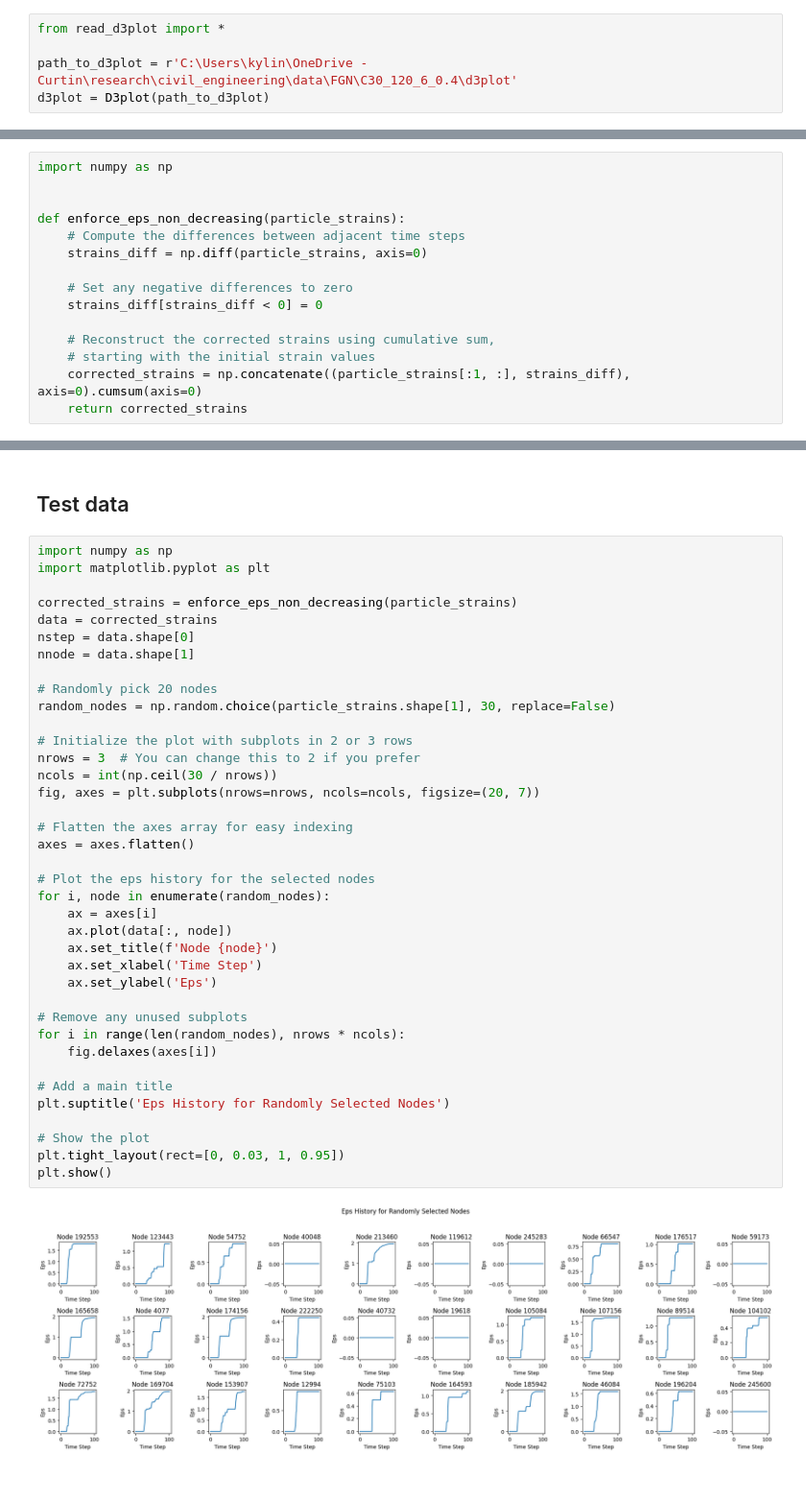
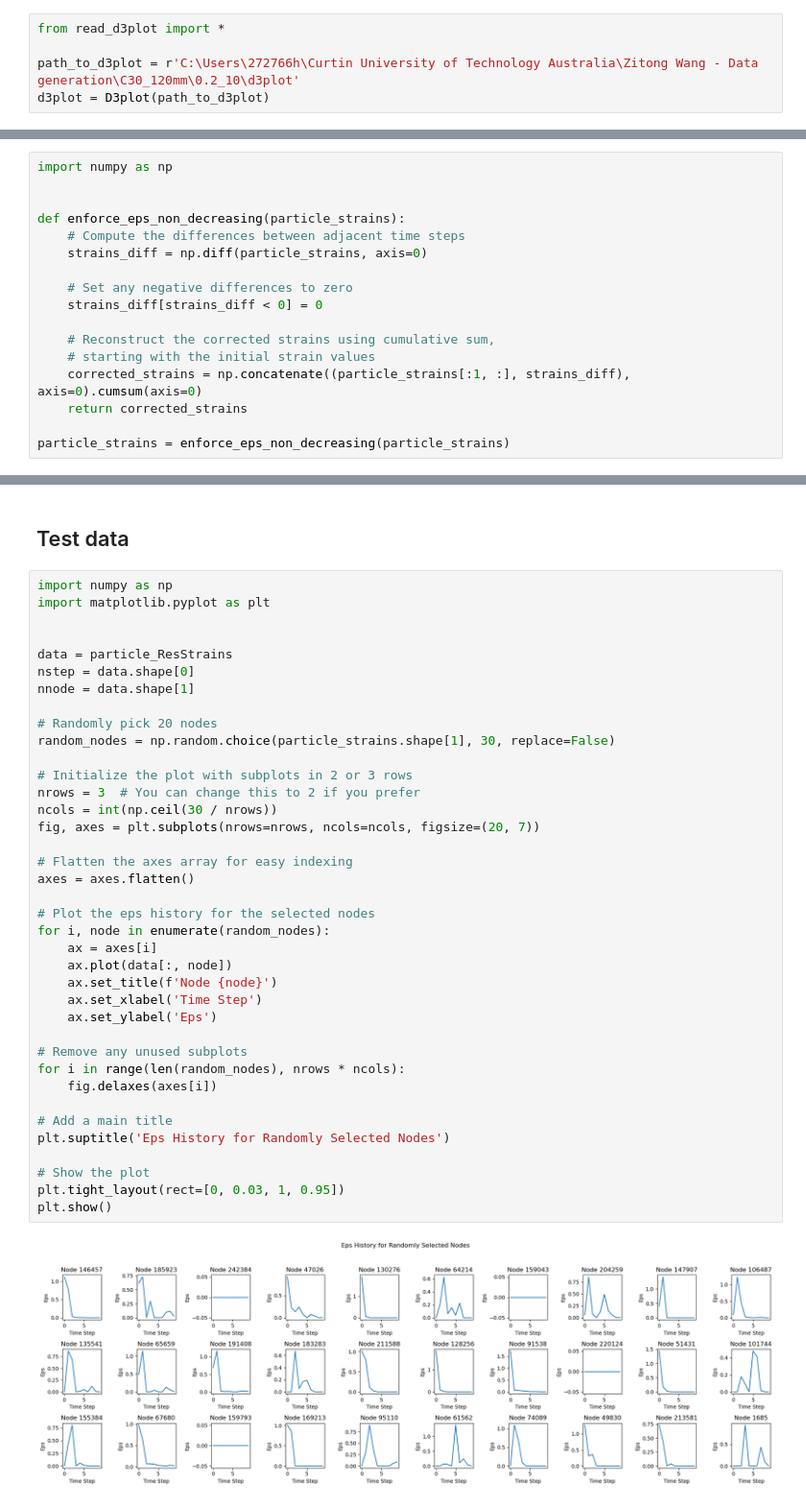
Before and after one commit to qilinli/gns-fragment, a Jupyter notebook: lsdyna/lasso_python.ipynb, the cells around one changed output, grey strips where cells are left out. Shown at 96% size. Saved outputs shown, nothing was run; the diff lists cells and outputs as text.

Commit message:
Implement FGN timestep and ResStrain in data reading

```diff
--- a/lsdyna/lasso_python.ipynb
+++ b/lsdyna/lasso_python.ipynb
@@ -3,7 +3,7 @@
 # %%
 from read_d3plot import *
 
-path_to_d3plot = r'C:\Users\kylin\OneDrive - Curtin\research\civil_engineering\data\FGN\C30_120_6_0.4\d3plot'
+path_to_d3plot = r'C:\Users\272766h\Curtin University of Technology Australia\Zitong Wang - Data generation\C30_120mm\0.2_10\d3plot'
 d3plot = D3plot(path_to_d3plot)
 # %%
 def extract_trajectory_type_strain(d3plot):
@@ -80,3 +76,5 @@ def enforce_eps_non_decreasing(particle_strains):
     # starting with the initial strain values
     corrected_strains = np.concatenate((particle_strains[:1, :], strains_diff), axis=0).cumsum(axis=0)
     return corrected_strains
+
+particle_strains = enforce_eps_non_decreasing(particle_strains)
@@ -86,39 +144,39 @@ def enforce_eps_non_decreasing(particle_strains):
 import numpy as np
 import matplotlib.pyplot as plt
 
-corrected_strains = enforce_eps_non_decreasing(particle_strains)
-data = corrected_strains
+
+data = particle_ResStrains
 nstep = data.shape[0]
 nnode = data.shape[1]
 
 # Randomly pick 20 nodes
 random_nodes = np.random.choice(particle_strains.shape[1], 30, replace=False)
 
 # Initialize the plot with subplots in 2 or 3 rows
 nrows = 3  # You can change this to 2 if you prefer
 ncols = int(np.ceil(30 / nrows))
 fig, axes = plt.subplots(nrows=nrows, ncols=ncols, figsize=(20, 7))
 
 # Flatten the axes array for easy indexing
 axes = axes.flatten()
 
 # Plot the eps history for the selected nodes
 for i, node in enumerate(random_nodes):
     ax = axes[i]
     ax.plot(data[:, node])
     ax.set_title(f'Node {node}')
     ax.set_xlabel('Time Step')
     ax.set_ylabel('Eps')
 
 # Remove any unused subplots
 for i in range(len(random_nodes), nrows * ncols):
     fig.delaxes(axes[i])
 
 # Add a main title
 plt.suptitle('Eps History for Randomly Selected Nodes')
 
 # Show the plot
 plt.tight_layout(rect=[0, 0.03, 1, 0.95])
 plt.show()
 # %% [output]
-[figure, old version]
+[figure, new version]
```
Also changed, not shown: parts of 7 cells of this notebook, 6 other files.
